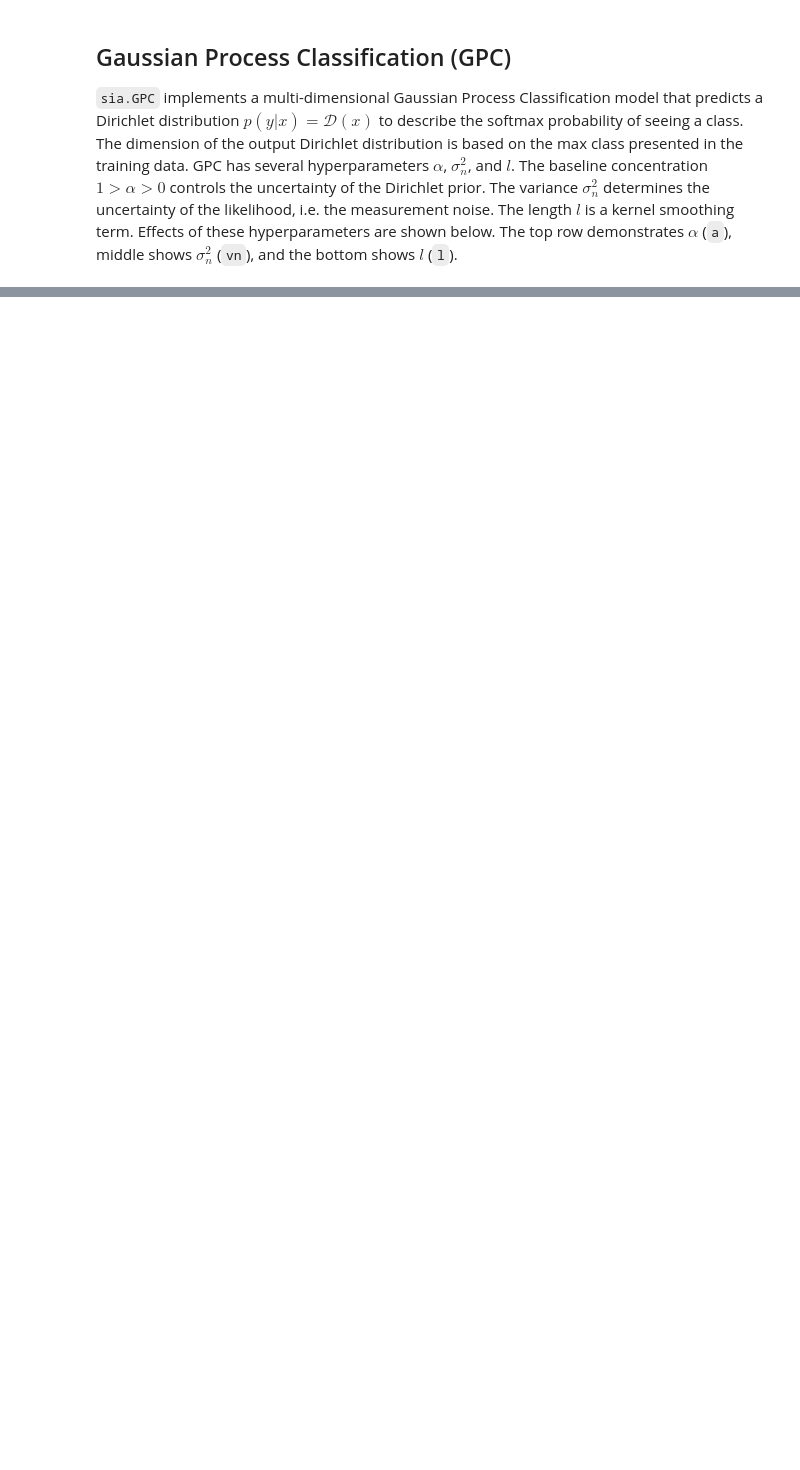
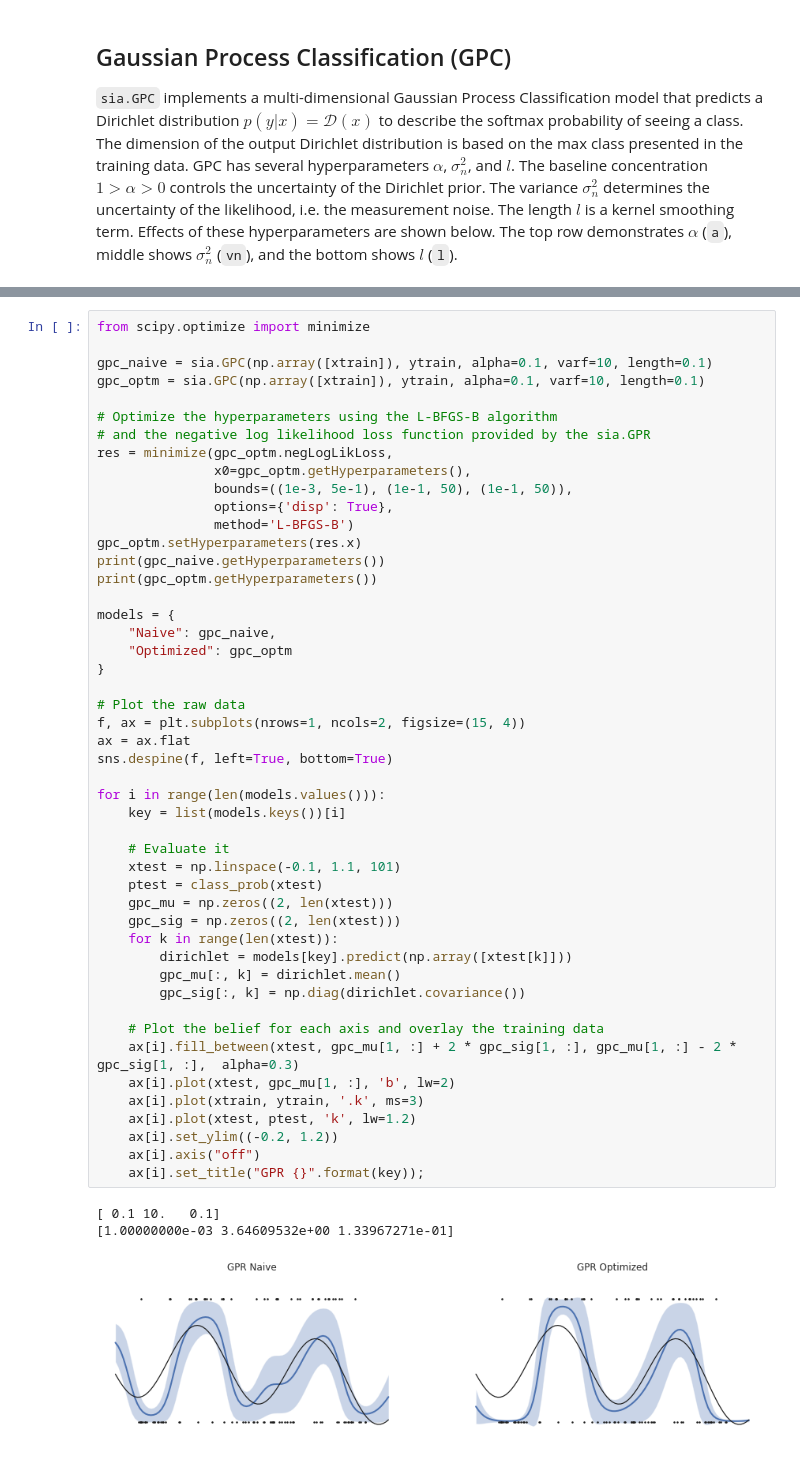
Before and after one commit to parkerowan/libsia, a Jupyter notebook: docs/belief/belief.ipynb, the cells around one changed output, grey strips where cells are left out. Drawn from its saved outputs; the diff is of its cells as text; blank space fills up the shorter version.

```diff
--- a/docs/belief/belief.ipynb
+++ b/docs/belief/belief.ipynb
@@ -613,0 +614,52 @@ for i in range(len(ax)):
+# %%
+from scipy.optimize import minimize
+
+gpc_naive = sia.GPC(np.array([xtrain]), ytrain, alpha=0.1, varf=10, length=0.1)
+gpc_optm = sia.GPC(np.array([xtrain]), ytrain, alpha=0.1, varf=10, length=0.1)
+
+# Optimize the hyperparameters using the L-BFGS-B algorithm
+# and the negative log likelihood loss function provided by the sia.GPR
+res = minimize(gpc_optm.negLogLikLoss,
+               x0=gpc_optm.getHyperparameters(),
+               bounds=((1e-3, 5e-1), (1e-1, 50), (1e-1, 50)),
+               options={'disp': True},
+               method='L-BFGS-B')
+gpc_optm.setHyperparameters(res.x)
+print(gpc_naive.getHyperparameters())
+print(gpc_optm.getHyperparameters())
+
+models = {
+    "Naive": gpc_naive,
+    "Optimized": gpc_optm
+}
+
+# Plot the raw data
+f, ax = plt.subplots(nrows=1, ncols=2, figsize=(15, 4))
+ax = ax.flat
+sns.despine(f, left=True, bottom=True)
+
+for i in range(len(models.values())):
+    key = list(models.keys())[i]
+
+    # Evaluate it
+    xtest = np.linspace(-0.1, 1.1, 101)
+    ptest = class_prob(xtest)
+    gpc_mu = np.zeros((2, len(xtest)))
+    gpc_sig = np.zeros((2, len(xtest)))
+    for k in range(len(xtest)):
+        dirichlet = models[key].predict(np.array([xtest[k]]))
+        gpc_mu[:, k] = dirichlet.mean()
+        gpc_sig[:, k] = np.diag(dirichlet.covariance())
+
+    # Plot the belief for each axis and overlay the training data
+    ax[i].fill_between(xtest, gpc_mu[1, :] + 2 * gpc_sig[1, :], gpc_mu[1, :] - 2 * gpc_sig[1, :],  alpha=0.3)
+    ax[i].plot(xtest, gpc_mu[1, :], 'b', lw=2)
+    ax[i].plot(xtrain, ytrain, '.k', ms=3)
+    ax[i].plot(xtest, ptest, 'k', lw=1.2)
+    ax[i].set_ylim((-0.2, 1.2))
+    ax[i].axis("off")
+    ax[i].set_title("GPR {}".format(key));
+# %% [output]
+[ 0.1 10.   0.1]
+[1.00000000e-03 3.64609532e+00 1.33967271e-01]
+[figure, added]
```
Also changed, not shown: parts of 3 cells of this notebook, 5 other files.
